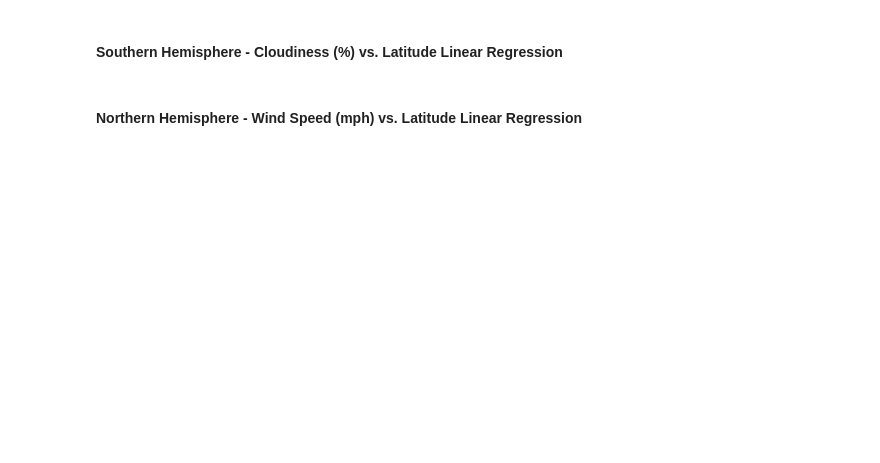
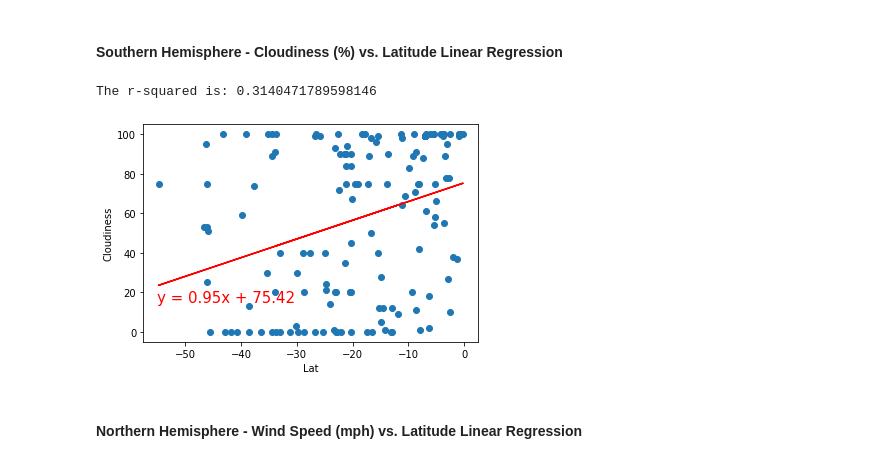
Before and after one commit to abarnatan/python-api-challenge, a Jupyter notebook: WeatherPy/WeatherPy.ipynb, the cells around one changed output. Cells and saved outputs as stored; diff of their text form; code cells hidden in the pictures; blank space fills up the shorter version.

```diff
--- a/WeatherPy/WeatherPy.ipynb
+++ b/WeatherPy/WeatherPy.ipynb
@@ -313,4 +333,12 @@ The r-squared is: 0.34635863861617966
 # %% [markdown]
 ####  Southern Hemisphere - Cloudiness (%) vs. Latitude Linear Regression
+# %%
+xlbl = "Lat"
+ylbl = "Cloudiness"
+lblpos = (-55,15)
+plotLinearRegression(southern[xlbl],southern[ylbl],xlbl,ylbl,lblpos,8)
+# %% [output]
+The r-squared is: 0.3140471789598146
+[figure, added]
 # %% [markdown]
 ####  Northern Hemisphere - Wind Speed (mph) vs. Latitude Linear Regression
```
Also changed, not shown: parts of 10 cells of this notebook, 5 other files.
